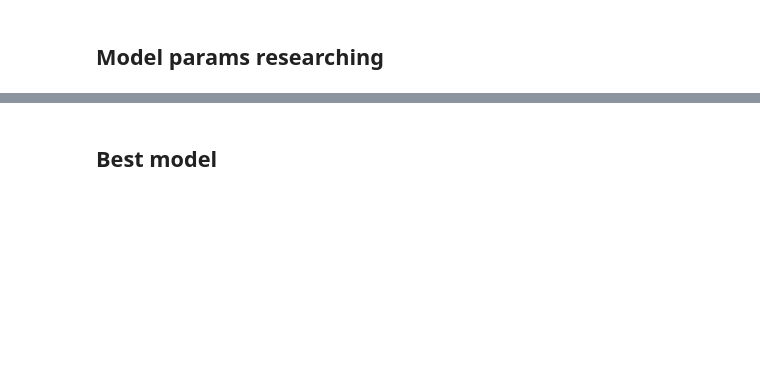
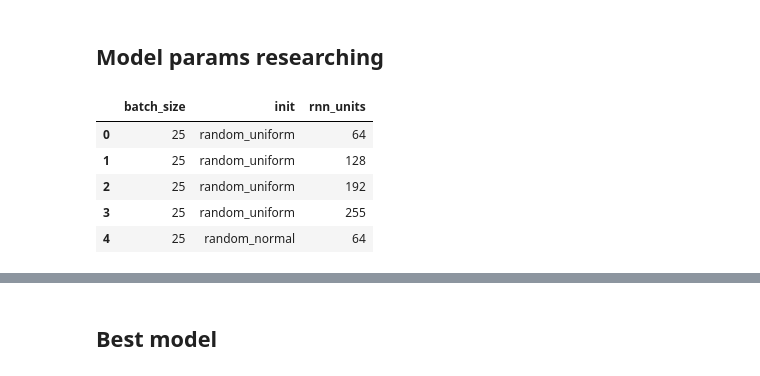
Before and after one commit to kk0walski/Phase_2, a Jupyter notebook: HSD_EN_LSTM_model.ipynb, the cells around one changed output, grey strips where cells are left out. Cells and saved outputs as stored; diff of their text form; code cells hidden in the pictures; blank space fills up the shorter version.

```diff
--- a/HSD_EN_LSTM_model.ipynb
+++ b/HSD_EN_LSTM_model.ipynb
@@ -285,17 +256,26 @@ best_h_num = 61
 # %% [markdown]
 ## Model params researching
 # %%
-batch_size_options = [25, 50, 75, 100, 125]
-init_options = ['random_uniform', 'random_normal']
-rnn_units_options = [64, 128, 192, 255]
+def get_params_options( batch_size_options = [25, 50, 75, 100, 125],
+                        init_options = ['random_uniform', 'random_normal'],
+                        rnn_units_options = [64, 128, 192, 255]):
 
-p_options = []
-for batch_size in batch_size_options:
-    for init in init_options:
-        for rnn_units in rnn_units_options:
-            p_options.append({'batch_size': batch_size,
-                              'init': init,
-                              'rnn_units': rnn_units})
+    p_options = []
+    for batch_size in batch_size_options:
+        for init in init_options:
+            for rnn_units in rnn_units_options:
+                p_options.append({'batch_size': batch_size,
+                                'init': init,
+                                'rnn_units': rnn_units})
+    return p_options
 # %%
+p_options = get_params_options()
 pd.DataFrame(p_options).head()
+# %% [output]
+|  | batch_size | init | rnn_units |
+| 0 | 25 | random_uniform | 64 |
+| 1 | 25 | random_uniform | 128 |
+| 2 | 25 | random_uniform | 192 |
+| 3 | 25 | random_uniform | 255 |
+| 4 | 25 | random_normal | 64 |
 # %%
```
Also changed, not shown: parts of 32 cells of this notebook, 41 other files.
